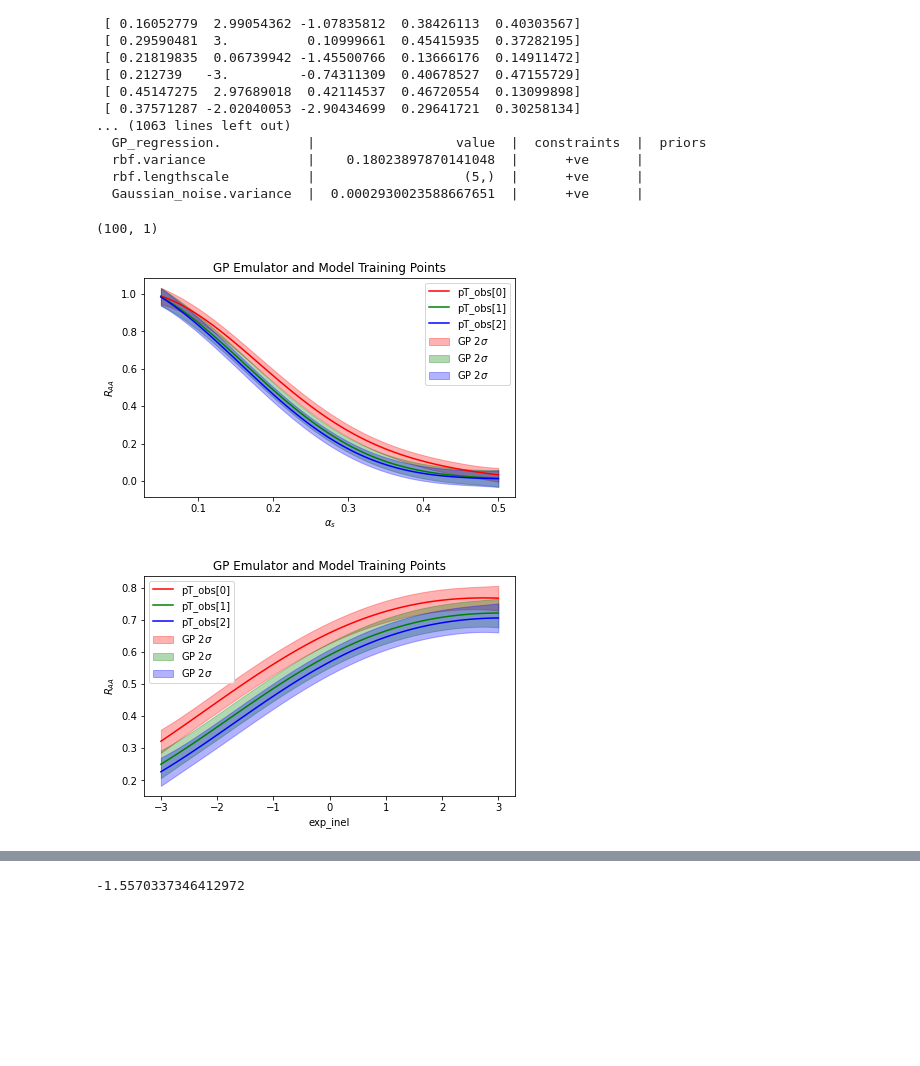
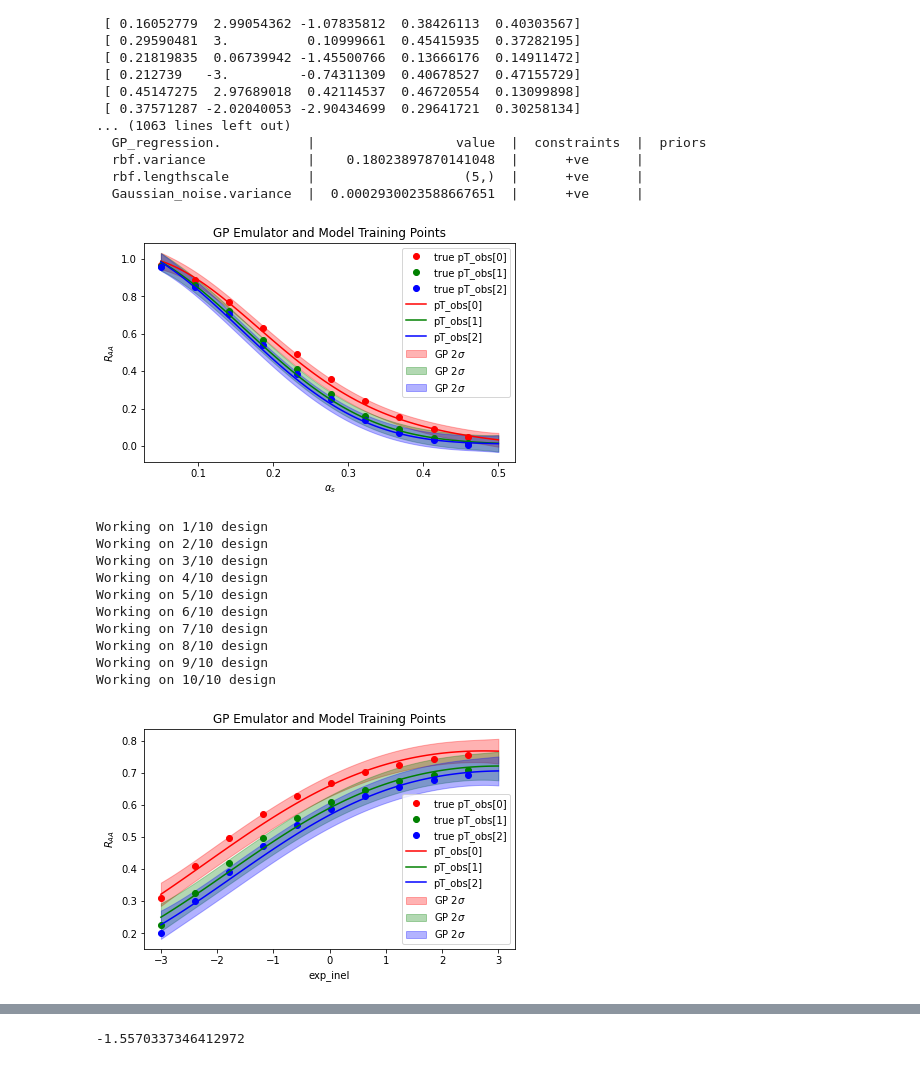
Before and after one commit to j-f-paquet/parton_energy_loss_qcd_bjorken, a Jupyter notebook: 5param_estimation_with_emukit.ipynb, the cells around one changed output, grey strips where cells are left out. Drawn from its saved outputs; the diff is of its cells as text; code cells hidden in the pictures; blank space fills up the shorter version.

```diff
--- a/5param_estimation_with_emukit.ipynb
+++ b/5param_estimation_with_emukit.ipynb
@@ -307,20 +307,23 @@ def emu_predict2(X):
     #y = scaler_0.inverse_transform(scaled_y)
     #dy = scaled_dy* scaler_0.scale_
     return y, dy.flatten()
-# %%
-gp_y0.shape
-# %% [output]
-(100, 1)
 # %%
 #make a regular grid to plot our Emulator predictions
 n_plot_pts = 100
+sim_pnt = 10
 test_points = np.array([[x,true_values['exponent_inel'],
                  true_values['exponent_el'],true_values['scale_inel'],true_values['scale_el']] for x in np.linspace(prior_ranges['alpha_s'][0],prior_ranges['alpha_s'][1],n_plot_pts)])
+simulation_out = simulation(test_points[np.arange(0,n_plot_pts,sim_pnt),:],*pT_range)[:,pT_obs]
+plt.plot(test_points[np.arange(0,n_plot_pts,sim_pnt),0], simulation_out[:,0],'ro', label='sim pT_obs[0]')
+plt.plot(test_points[np.arange(0,n_plot_pts,sim_pnt),0], simulation_out[:,1],'go', label='sim pT_obs[1]')
+plt.plot(test_points[np.arange(0,n_plot_pts,sim_pnt),0], simulation_out[:,2], 'bo', label='sim pT_obs[2]')
+
 
 #get the GP Emulator's predictions of both the mean and std. deviation
 gp_y0, gp_dy0 = emu_predict0(test_points)
 gp_y1, gp_dy1 = emu_predict1(test_points)
 gp_y2, gp_dy2 = emu_predict2(test_points)
+
 
 plt.plot(test_points[:,0], gp_y0[:,0], color='red', label='pT_obs[0]')
 plt.plot(test_points[:,0], gp_y1[:,0], color='green', label='pT_obs[1]')
@@ -340,37 +343,54 @@ plt.tight_layout(True)
 
 plt.show()
 # %% [output]
-[figure, old version]
+[figure, new version]
 # %%
 #make a regular grid to plot our Emulator predictions
 n_plot_pts = 100
+sim_pnt = 10
 test_points = np.array([[true_values['alpha_s'],x,
                  true_values['exponent_el'],true_values['scale_inel'],true_values['scale_el']] for x in np.linspace(prior_ranges['exponent_inel'][0],prior_ranges['exponent_inel'][1],n_plot_pts)])
+
+simulation_out = simulation(test_points[np.arange(0,n_plot_pts,sim_pnt),:],*pT_range)[:,pT_obs]
+plt.plot(test_points[np.arange(0,n_plot_pts,sim_pnt),1], simulation_out[:,0],'ro', label='sim pT_obs[0]')
+plt.plot(test_points[np.arange(0,n_plot_pts,sim_pnt),1], simulation_out[:,1],'go', label='sim pT_obs[1]')
+plt.plot(test_points[np.arange(0,n_plot_pts,sim_pnt),1], simulation_out[:,2], 'bo', label='sim pT_obs[2]')
+
 
 #get the GP Emulator's predictions of both the mean and std. deviation
 gp_y0, gp_dy0 = emu_predict0(test_points)
 gp_y1, gp_dy1 = emu_predict1(test_points)
 gp_y2, gp_dy2 = emu_predict2(test_points)
 
 plt.plot(test_points[:,1], gp_y0[:,0], color='red', label='pT_obs[0]')
 plt.plot(test_points[:,1], gp_y1[:,0], color='green', label='pT_obs[1]')
 plt.plot(test_points[:,1], gp_y2[:,0], color='blue', label='pT_obs[2]')
 plt.fill_between(test_points[:,1], y1 = gp_y0[:,0] - 2.*gp_dy0, y2 = gp_y0[:,0] + 2.*gp_dy0,
                  interpolate=True, alpha=0.3, label=r'GP 2$\sigma$', color='red')
 plt.fill_between(test_points[:,1], y1 = gp_y1[:,0] - 2.*gp_dy1, y2 = gp_y1[:,0] + 2.*gp_dy1,
                  interpolate=True, alpha=0.3, label=r'GP 2$\sigma$', color='green')
 plt.fill_between(test_points[:,1], y1 = gp_y2[:,0] - 2.*gp_dy2, y2 = gp_y2[:,0] + 2.*gp_dy2,
                  interpolate=True, alpha=0.3, label=r'GP 2$\sigma$', color='blue')
 
 plt.xlabel(r'exp_inel')
 plt.ylabel(r'$R_{AA}$')
 plt.title(r'GP Emulator and Model Training Points')
 plt.legend()
 plt.tight_layout(True)
 
 plt.show()
 # %% [output]
+Working on 1/10 design
+Working on 2/10 design
+Working on 3/10 design
+Working on 4/10 design
+Working on 5/10 design
+Working on 6/10 design
+Working on 7/10 design
+Working on 8/10 design
+Working on 9/10 design
+Working on 10/10 design
-[figure, old version]
+[figure, new version]
 # %%
 #make a regular grid to plot our Emulator predictions
 n_plot_pts = 100
```
Also changed, not shown: parts of 4 cells of this notebook.
